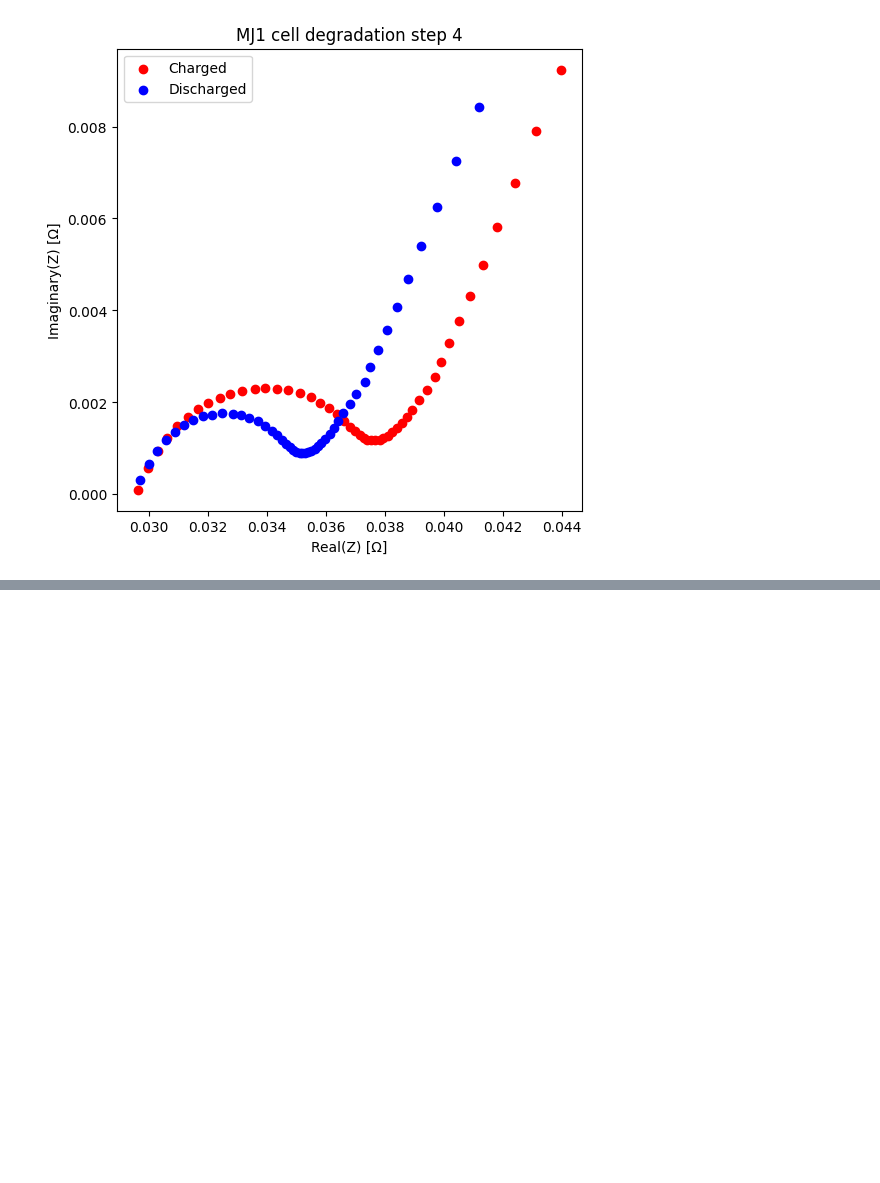
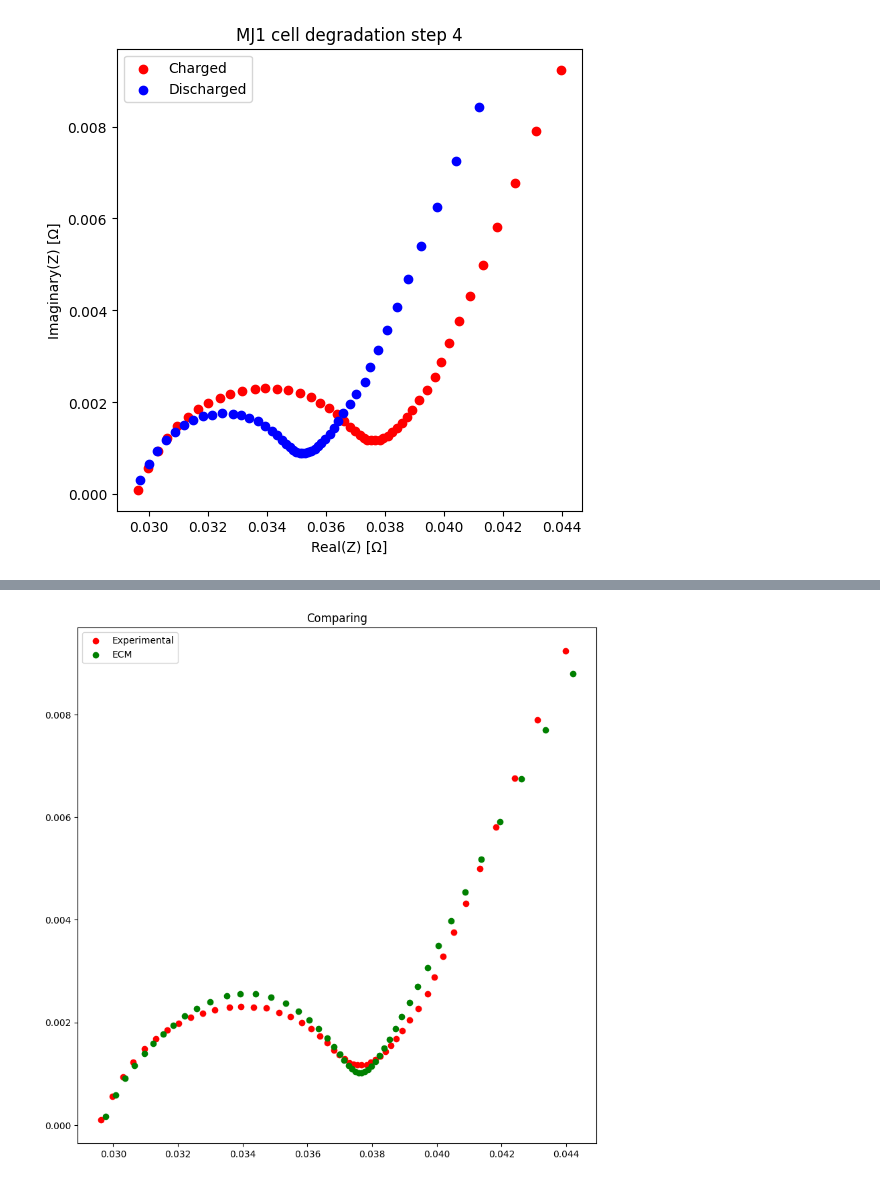
Before and after one commit to samaard2001/EIS-code, a Jupyter notebook: Code/EIS_degrad_params.ipynb, the cells around one changed output, grey strips where cells are left out. Saved outputs shown, nothing was run; the diff lists cells and outputs as text; code cells hidden in the pictures; blank space fills up the shorter version.

Commit message:
fitting ECM to experimental

```diff
--- a/Code/EIS_degrad_params.ipynb
+++ b/Code/EIS_degrad_params.ipynb
@@ -86,0 +211,13 @@ combined_plot(4)
+# %%
+fig, ax = plt.subplots(figsize=(10, 10))
+ax.scatter(exp_real, -exp_imag, label=f"Experimental", color = 'red')
+ax.scatter(Z_randles().real, -Z_randles().imag, label = f'ECM', color = 'green')
+
+#ax.set_xlim(0.016, 0.045)
+#ax.set_ylim(0, 0.012)
+
+plt.legend()
+plt.title("Comparing")
+plt.show()
+# %% [output]
+[figure, added]
```
Also changed, not shown: parts of 7 cells of this notebook.
